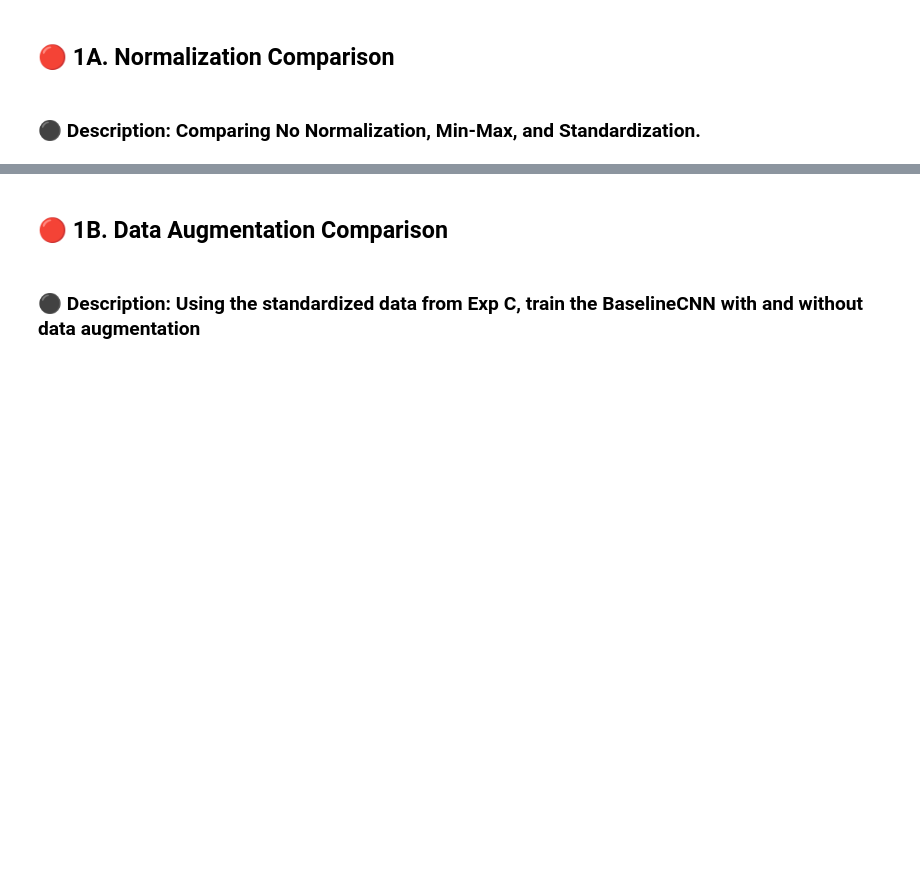
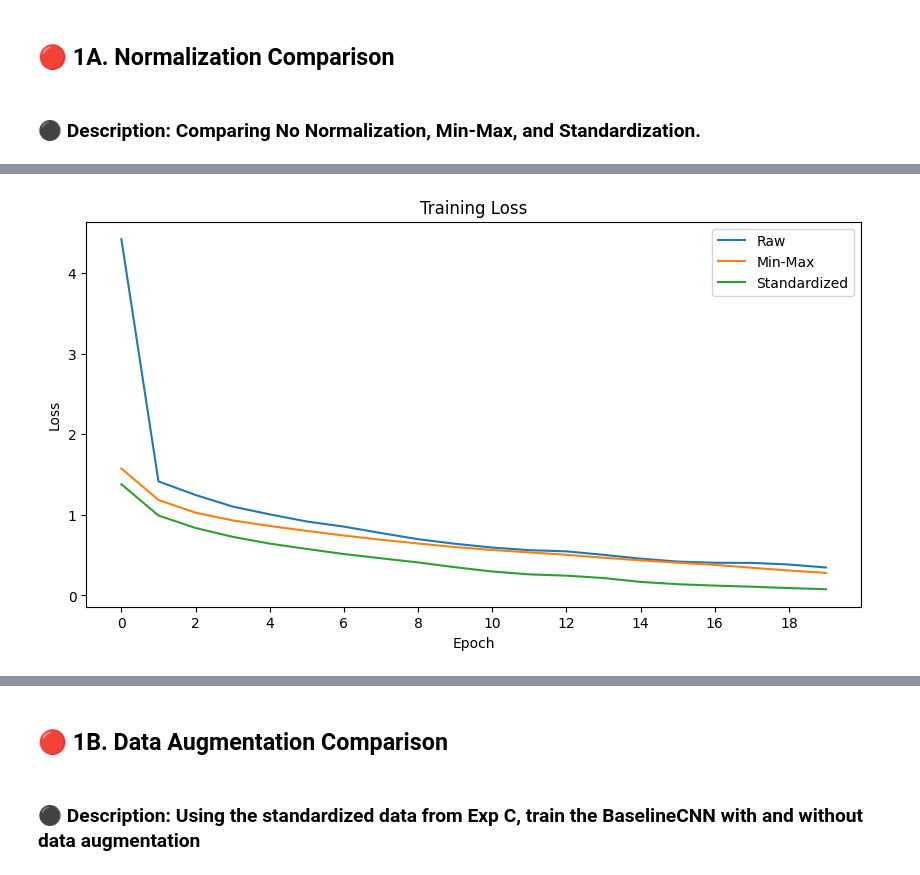
Before and after one commit to Youssef-Elhelw/CIFAR10-CNN-Optimization, a Jupyter notebook: 20230499_20230596_20230709_CNN_Assignment.ipynb, the cells around one changed output, grey strips where cells are left out. Saved outputs shown, nothing was run; the diff lists cells and outputs as text; code cells hidden in the pictures; blank space fills up the shorter version.

Commit message:
Data Preprocessing Implementation

```diff
--- a/20230499_20230596_20230709_CNN_Assignment.ipynb
+++ b/20230499_20230596_20230709_CNN_Assignment.ipynb
@@ -38,4 +38,91 @@ Image shape: (32, 32, 3)
 # %% [markdown]
 ### ⚫ Description: Comparing No Normalization, Min-Max, and Standardization.
 # %%
-pass
+from tensorflow import keras
+def BaselineCNN():
+  model = models.Sequential([
+      layers.Conv2D(32, (3, 3), activation='relu', padding='same', input_shape=(32, 32, 3)),
+      layers.MaxPooling2D((2, 2)),
+      layers.Conv2D(64, (3, 3), activation='relu', padding='same'),
+      layers.MaxPooling2D((2, 2)),
+      layers.Flatten(),
+      layers.Dense(128, activation='relu'),
+      layers.Dense(10, activation='softmax')
+  ])
+  return model
+
+# EXP A
+x_train_A = x_train.copy()
+x_val_A = x_val.copy()
+x_test_A = x_test.copy()
+
+# EXP B
+x_train_B = x_train / 255.0
+x_val_B = x_val / 255.0
+x_test_B = x_test / 255.0
+
+# EXP C
+mean = x_train.mean(axis=(0, 1, 2))
+std = x_train.std(axis=(0, 1, 2))
+
+x_train_C = (x_train - mean) / std
+x_val_C = (x_val - mean) / std
+x_test_C = (x_test - mean) / std
+
+# Training Config
+EPOCHS = 20
+BATCH_SIZE = 128
+
+# Dictionary to store different preprocessing versions of the dataset
+experiments = {
+    'Raw': (x_train_A, x_val_A,  x_test_A),
+    'Min-Max': (x_train_B, x_val_B,  x_test_B),
+    'Standardized': (x_train_C, x_val_C,  x_test_C),
+}
+
+histories = {}
+# Loop over each preprocessing method
+for name, (x_tr, x_v, x_te) in experiments.items():
+    model = BaselineCNN()
+    model.compile(
+        optimizer=keras.optimizers.Adam(0.001),
+        loss='sparse_categorical_crossentropy',
+        metrics=['accuracy']
+    )
+
+    history = model.fit(
+        x_tr, y_train,
+        epochs=EPOCHS,
+        batch_size=BATCH_SIZE,
+        validation_data=(x_v, y_val),
+        verbose=1
+    )
+
+    # Save training history (used later for plotting curves)
+    histories[name] = history
+    loss, acc = model.evaluate(x_te, y_test, verbose=0)
+    print(f"{name} → Test Acc: {acc*100:.2f}%  |  Loss: {loss:.4f}")
+
+
+# Plot 1: Training Loss
+plt.figure(figsize=(10, 5))
+for name, h in histories.items():
+    plt.plot(h.history['loss'], label=name)
+plt.title('Training Loss')
+plt.xlabel('Epoch')
+plt.ylabel('Loss')
+plt.legend()
+plt.xticks(range(0, EPOCHS, 2))
+plt.show()
+
+# Plot 2: Validation Accuracy
+plt.figure(figsize=(10, 5))
+for name, h in histories.items():
+    plt.plot(h.history['val_accuracy'], label=name)
+plt.title('Validation Accuracy')
+plt.xlabel('Epoch')
+plt.ylabel('Accuracy')
+plt.legend()
+plt.xticks(range(0, EPOCHS, 2))
+plt.show()
+# %% [output]
@@ -41,0 +146 @@ pass
+[figure, added]
```
Also changed, not shown: parts of 2 cells of this notebook.
